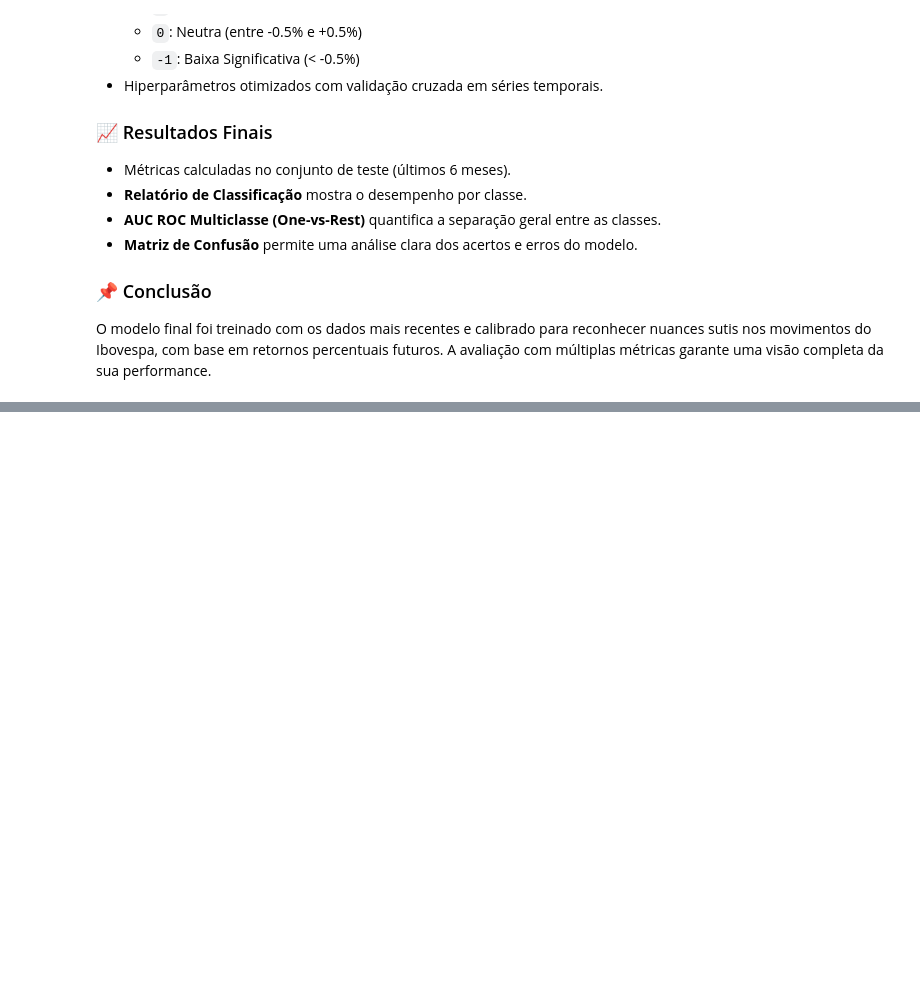
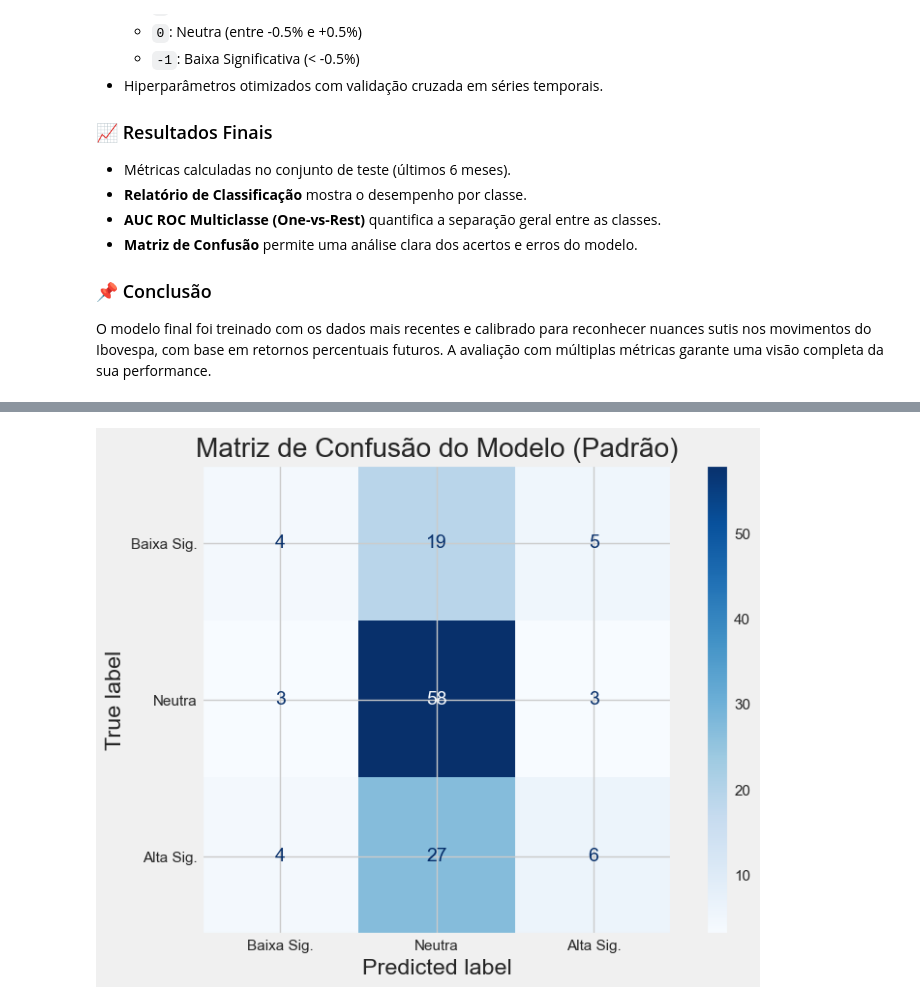
Before and after one commit to Carllux/FIAP-TC-2, a Jupyter notebook: notebooks/02_otimizacao_modelo.ipynb, the cells around one changed output, grey strips where cells are left out. Cells and saved outputs as stored; diff of their text form; code cells hidden in the pictures; blank space fills up the shorter version.

```diff
--- a/notebooks/02_otimizacao_modelo.ipynb
+++ b/notebooks/02_otimizacao_modelo.ipynb
@@ -475,0 +437,75 @@ plt.show()
+# %%
+# A variável 'best_params' contém os melhores hiperparâmetros do Optuna.
+# Os dataframes X_treino, y_treino, X_teste, y_teste já estão definidos.
+
+print("--- Treinando e Avaliando o Modelo Final com Parâmetros Otimizados e Janela de Tempo de 3 Anos ---")
+
+# 1. Instanciar o modelo final com os melhores parâmetros
+final_params = best_params.copy()
+final_params.update({
+    'objective': 'multiclass',
+    'metric': 'multi_logloss',
+    'num_class': 3,
+    'random_state': 42,
+    'verbosity': -1
+})
+modelo_otimizado = lgb.LGBMClassifier(**final_params)
+
+
+# ------------------------- AJUSTE CRÍTICO -------------------------
+# 2. Filtrar o conjunto de treino para a janela de 3 anos
+# <<< MUDANÇA PRINCIPAL AQUI >>>
+print("\nFiltrando o conjunto de treino para a janela de 3 anos...")
+ponto_de_corte_3a = X_treino.index.max() - pd.DateOffset(years=3)
+X_treino_final = X_treino[X_treino.index >= ponto_de_corte_3a]
+y_treino_final = y_treino.loc[X_treino_final.index]
+print(f"Usando {len(X_treino_final)} amostras da janela de 3 anos para o treino final.")
+# ------------------------------------------------------------------
+
+
+# 3. Treinar o modelo no conjunto de treino OTIMIZADO (3 anos)
+print("\nTreinando o modelo final no conjunto de treino otimizado...")
+# Note que agora usamos os dataframes _final que foram filtrados
+modelo_otimizado.fit(X_treino_final, y_treino_final)
+print("Treinamento concluído.")
+
+
+# 4. Fazer previsões (de classe e de probabilidade) no conjunto de TESTE
+print("\nFazendo previsões no conjunto de teste...")
+y_pred_otimizado = modelo_otimizado.predict(X_teste)
+y_proba_otimizado = modelo_otimizado.predict_proba(X_teste)
+print("Previsões concluídas.")
+
+
+# 5. Avaliar a performance padrão (com threshold de 0.5)
+print("\n--- Resultados Padrão no Conjunto de Teste ---")
+print(classification_report(y_teste, y_pred_otimizado, labels=[-1, 0, 1], target_names=['Baixa Sig.', 'Neutra', 'Alta Sig.']))
+final_auc = roc_auc_score(y_teste, y_proba_otimizado, multi_class='ovr', labels=[-1, 0, 1])
+print(f"AUC ROC Final (One-vs-Rest): {final_auc:.4f}")
+
+# Visualizar a Matriz de Confusão Padrão
+cm = confusion_matrix(y_teste, y_pred_otimizado, labels=[-1, 0, 1])
+disp = ConfusionMatrixDisplay(confusion_matrix=cm, display_labels=['Baixa Sig.', 'Neutra', 'Alta Sig.'])
+fig, ax = plt.subplots(figsize=(8, 6))
+disp.plot(ax=ax, cmap=plt.cm.Blues)
+plt.title("Matriz de Confusão do Modelo (Padrão)")
+plt.show()
+
+
+# 6. Otimização e Análise do Ponto de Corte (Threshold Tuning)
+print("\n--- Análise com Threshold Customizado ---")
+df_probas = pd.DataFrame(y_proba_otimizado, columns=['proba_baixa', 'proba_neutra', 'proba_alta'], index=y_teste.index)
+df_probas['real'] = y_teste
+df_probas['pred_default'] = y_pred_otimizado
+
+# Testando uma nova regra: Só prever 'Alta' se a probabilidade for > 40%
+novo_threshold_alta = 0.40
+df_probas['pred_custom_alta'] = np.where(df_probas['proba_alta'] > novo_threshold_alta, 1, 0) # Previsão binária: É alta ou não?
+
+print(f"\n--- Relatório com Threshold Customizado de {novo_threshold_alta:.0%} para 'Alta' ---")
+# Comparamos os dias que eram de fato de Alta (y_teste == 1) com nossas novas previsões customizadas
+print(classification_report(
+    (y_teste == 1),
+    (df_probas['pred_custom_alta'] == 1)
+))
+# %% [output]
@@ -475,0 +529 @@ plt.show()
+[figure, added]
```
Also changed, not shown: parts of 3 cells of this notebook.
